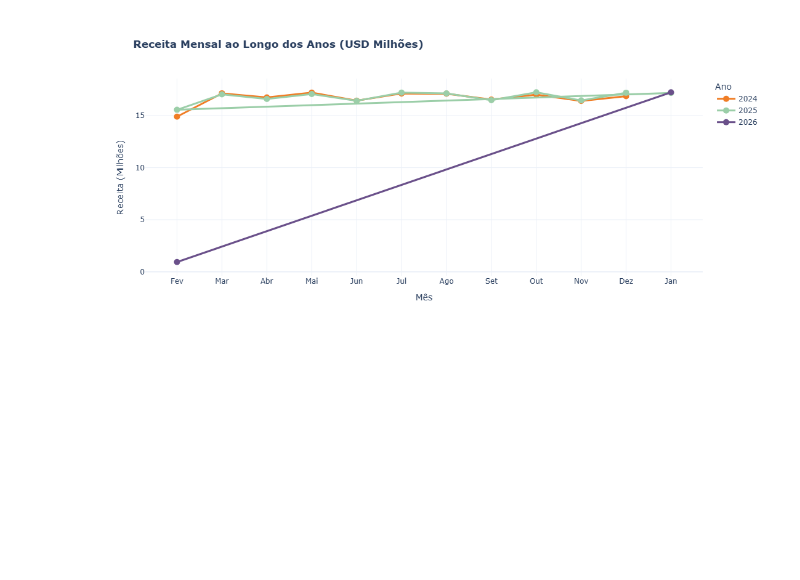
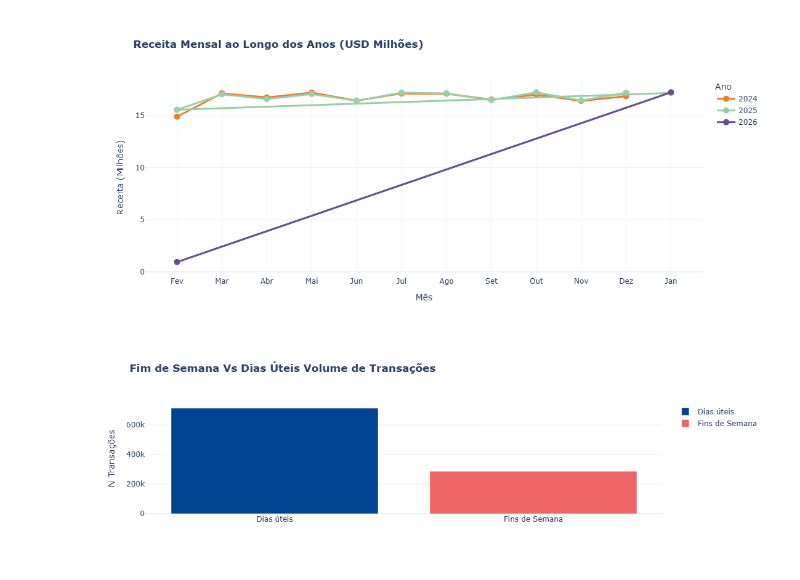
Before and after one commit to victorxavier01/EDA, a Jupyter notebook: E_commerce_3/eda_ecommerce_3.ipynb, the cells around one changed output. Cells and saved outputs as stored; diff of their text form; code cells hidden in the pictures; blank space fills up the shorter version.

```diff
--- a/E_commerce_3/eda_ecommerce_3.ipynb
+++ b/E_commerce_3/eda_ecommerce_3.ipynb
@@ -317,3 +317,39 @@ fig.update_layout(
 fig.show()
 # %% [output]
 [figure]
+# %%
+status_geral = df.groupby('is_weekend').agg(
+    transacoes=('order_id', 'count'),
+    receita=('total_price_usd', 'sum'),
+    lucro=('profit_usd', 'sum')
+).reset_index()
+
+
+labels_weekday = 'Dias úteis'
+labels_weekend = 'Fins de Semana'
+
+fig = go.Figure()
+
+fig.add_trace(go.Bar(
+    x=[labels_weekday],
+    y=status_geral[status_geral['is_weekend'] == 'No']['transacoes'].values,
+    name='Dias úteis',
+    marker_color='#004393'
+))
+
+fig.add_trace(go.Bar(
+    x=[labels_weekend],
+    y=status_geral[status_geral['is_weekend'] == 'Yes']['transacoes'].values,
+    name='Fins de Semana',
+    marker_color='#EF6567'
+))
+
+fig.update_layout(
+    title='<b>Fim de Semana Vs Dias Úteis Volume de Transações</b>',
+    yaxis_title='N Transações',
+    template='plotly_white'
+)
+
+fig.show()
+# %% [output]
+[figure, added]
```
Also changed, not shown: parts of 1 cell of this notebook.
